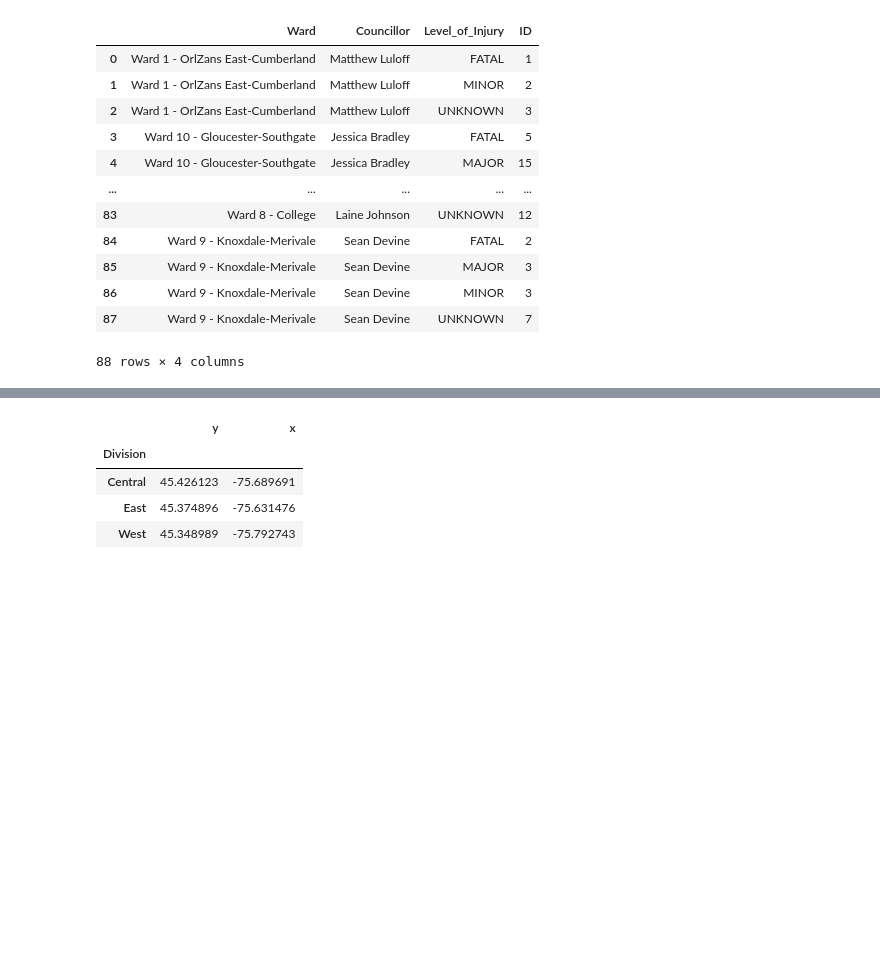
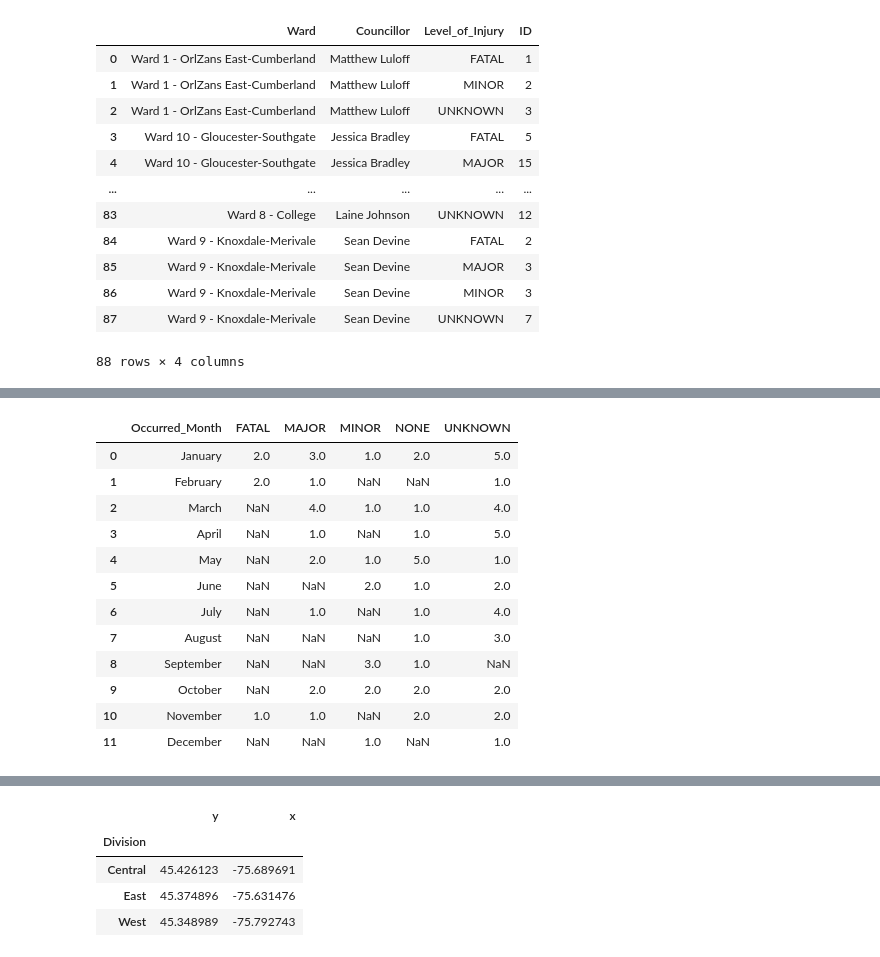
Before and after one commit to KodeXL/Ottawa-Shootings, a Jupyter notebook: SQL and Python/SQLCONNECTION.ipynb, the cells around one changed output, grey strips where cells are left out. Cells and saved outputs as stored; diff of their text form; code cells hidden in the pictures; blank space fills up the shorter version.

```diff
--- a/SQL and Python/SQLCONNECTION.ipynb
+++ b/SQL and Python/SQLCONNECTION.ipynb
@@ -1085,0 +1232,17 @@ pivot_month_peryear_df
+# %%
+pivot_month_peryear_df = pivot_month_peryear_df.reset_index()
+pivot_month_peryear_df
+# %% [output]
+|  | Occurred_Month | FATAL | MAJOR | MINOR | NONE | UNKNOWN |
+| 0 | January | 2.0 | 3.0 | 1.0 | 2.0 | 5.0 |
+| 1 | February | 2.0 | 1.0 | NaN | NaN | 1.0 |
+| 2 | March | NaN | 4.0 | 1.0 | 1.0 | 4.0 |
+| 3 | April | NaN | 1.0 | NaN | 1.0 | 5.0 |
+| 4 | May | NaN | 2.0 | 1.0 | 5.0 | 1.0 |
+| 5 | June | NaN | NaN | 2.0 | 1.0 | 2.0 |
+| 6 | July | NaN | 1.0 | NaN | 1.0 | 4.0 |
+| 7 | August | NaN | NaN | NaN | 1.0 | 3.0 |
+| 8 | September | NaN | NaN | 3.0 | 1.0 | NaN |
+| 9 | October | NaN | 2.0 | 2.0 | 2.0 | 2.0 |
+| 10 | November | 1.0 | 1.0 | NaN | 2.0 | 2.0 |
+| 11 | December | NaN | NaN | 1.0 | NaN | 1.0 |
```
Also changed, not shown: parts of 41 cells of this notebook, 1 other file.
